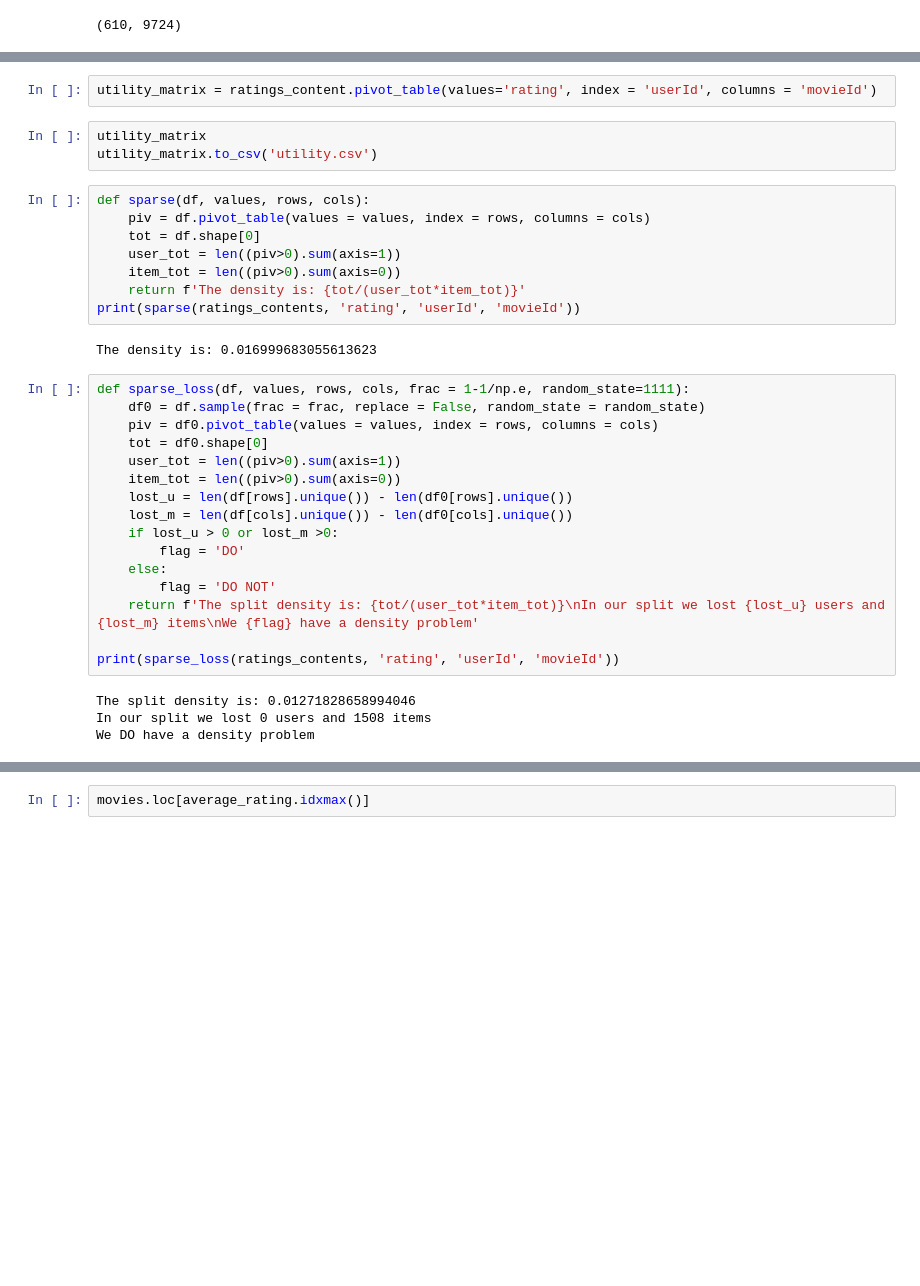
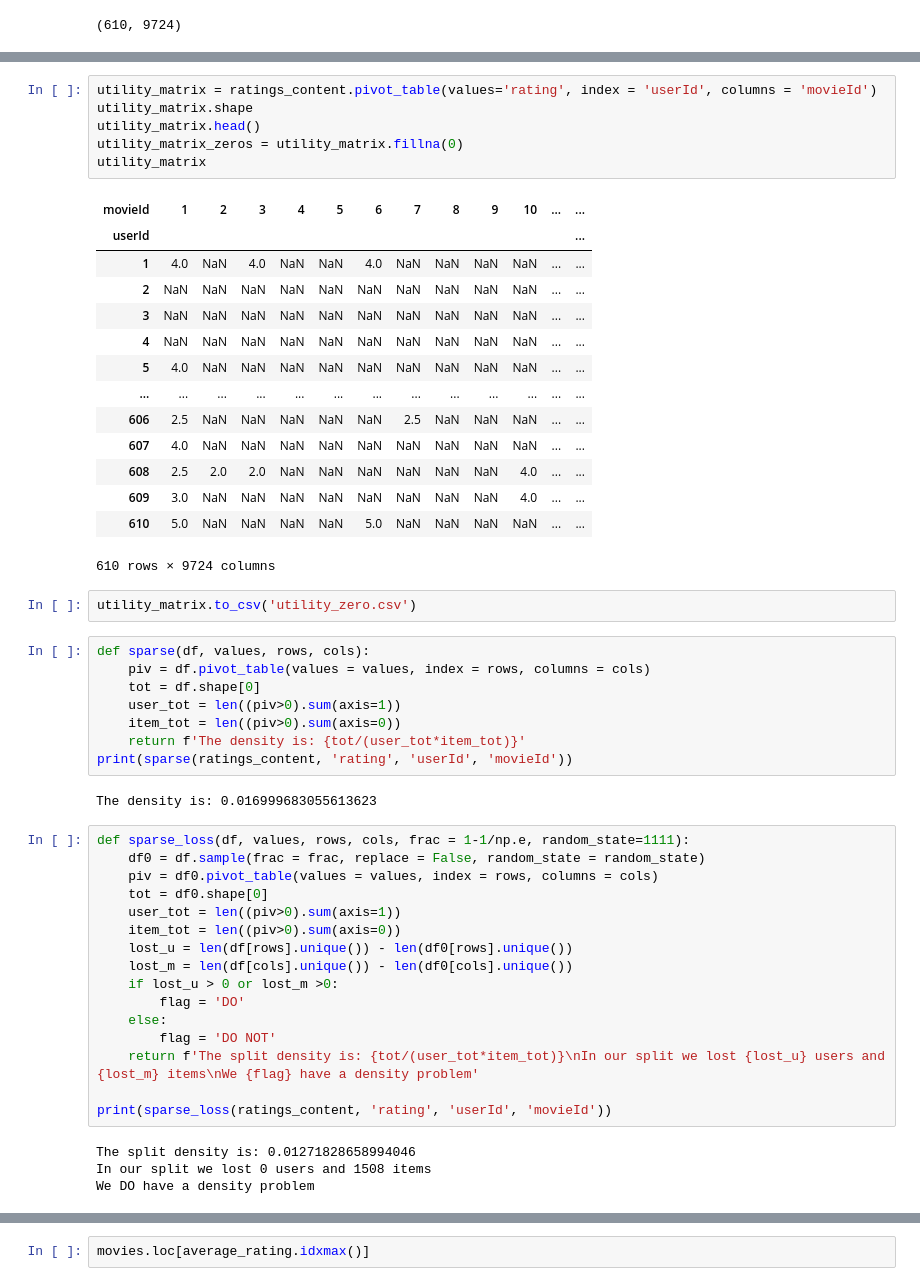
Before and after one commit to gverploeg/Recommender-Case-Study, a Jupyter notebook: utility_matrix.ipynb, the cells around one changed output, grey strips where cells are left out. Drawn from its saved outputs; the diff is of its cells as text; blank space fills up the shorter version.

Commit message:
utility as pd.DF

```diff
--- a/utility_matrix.ipynb
+++ b/utility_matrix.ipynb
@@ -65,8 +67,26 @@ fig.savefig('ratings distribution.png')
 # %%
 utility_matrix = ratings_content.pivot_table(values='rating', index = 'userId', columns = 'movieId')
+utility_matrix.shape
+utility_matrix.head()
+utility_matrix_zeros = utility_matrix.fillna(0)
+utility_matrix
+# %% [output]
+| movieId | 1 | 2 | 3 | 4 | 5 | 6 | 7 | 8 | 9 | 10 | ... | ... |
+| userId |  |  |  |  |  |  |  |  |  |  |  | ... |
+| 1 | 4.0 | NaN | 4.0 | NaN | NaN | 4.0 | NaN | NaN | NaN | NaN | ... | ... |
+| 2 | NaN | NaN | NaN | NaN | NaN | NaN | NaN | NaN | NaN | NaN | ... | ... |
+| 3 | NaN | NaN | NaN | NaN | NaN | NaN | NaN | NaN | NaN | NaN | ... | ... |
+| 4 | NaN | NaN | NaN | NaN | NaN | NaN | NaN | NaN | NaN | NaN | ... | ... |
+| 5 | 4.0 | NaN | NaN | NaN | NaN | NaN | NaN | NaN | NaN | NaN | ... | ... |
+| ... | ... | ... | ... | ... | ... | ... | ... | ... | ... | ... | ... | ... |
+| 606 | 2.5 | NaN | NaN | NaN | NaN | NaN | 2.5 | NaN | NaN | NaN | ... | ... |
+| 607 | 4.0 | NaN | NaN | NaN | NaN | NaN | NaN | NaN | NaN | NaN | ... | ... |
+| 608 | 2.5 | 2.0 | 2.0 | NaN | NaN | NaN | NaN | NaN | NaN | 4.0 | ... | ... |
+| 609 | 3.0 | NaN | NaN | NaN | NaN | NaN | NaN | NaN | NaN | 4.0 | ... | ... |
+| 610 | 5.0 | NaN | NaN | NaN | NaN | 5.0 | NaN | NaN | NaN | NaN | ... | ... |
+610 rows × 9724 columns
 # %%
-utility_matrix
-utility_matrix.to_csv('utility.csv')
+utility_matrix.to_csv('utility_zero.csv')
 # %%
 def sparse(df, values, rows, cols):
     piv = df.pivot_table(values = values, index = rows, columns = cols)
@@ -74,7 +94,7 @@ def sparse(df, values, rows, cols):
     user_tot = len((piv>0).sum(axis=1))
     item_tot = len((piv>0).sum(axis=0))
     return f'The density is: {tot/(user_tot*item_tot)}'
-print(sparse(ratings_contents, 'rating', 'userId', 'movieId'))
+print(sparse(ratings_content, 'rating', 'userId', 'movieId'))
 # %% [output]
 The density is: 0.016999683055613623
 # %%
@@ -92,7 +112,7 @@ def sparse_loss(df, values, rows, cols, frac = 1-1/np.e, random_state=1111):
         flag = 'DO NOT'
     return f'The split density is: {tot/(user_tot*item_tot)}\nIn our split we lost {lost_u} users and {lost_m} items\nWe {flag} have a density problem'
 
-print(sparse_loss(ratings_contents, 'rating', 'userId', 'movieId'))
+print(sparse_loss(ratings_content, 'rating', 'userId', 'movieId'))
 # %% [output]
 The split density is: 0.01271828658994046
 In our split we lost 0 users and 1508 items
```
Also changed, not shown: parts of 6 cells of this notebook, 3 other files.
